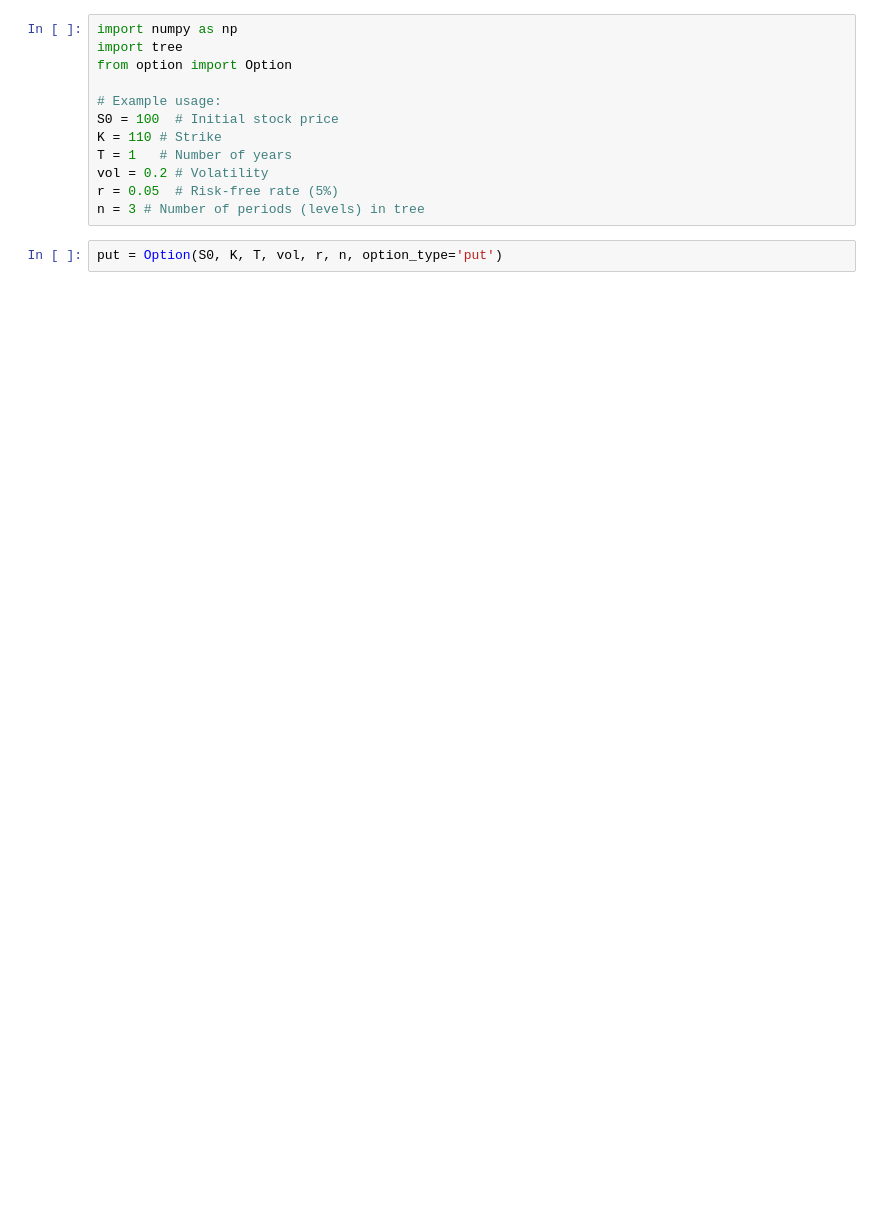
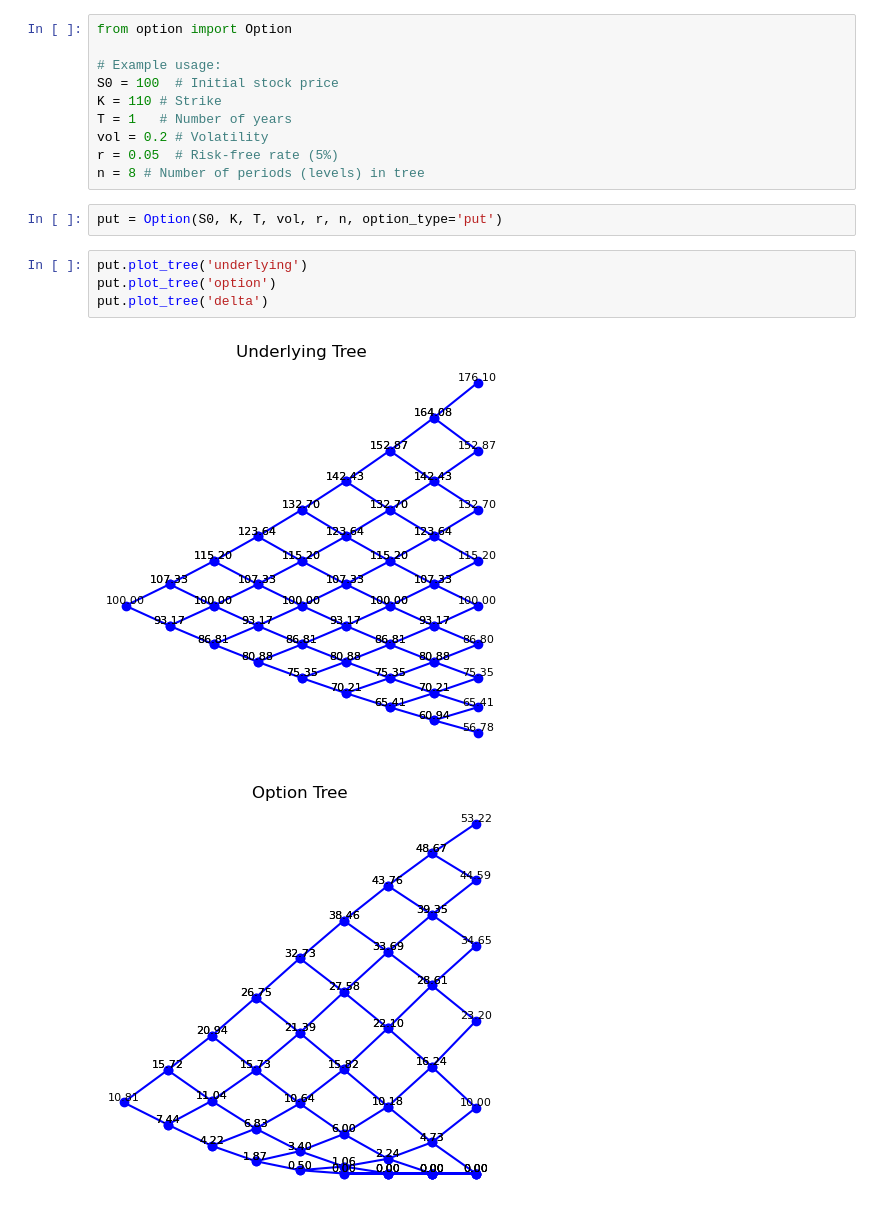
Before and after one commit to J-Atfield/binary-tree-options-pricing, a Jupyter notebook: Binomial Pricing Tree.ipynb, the cells around one changed output. Drawn from its saved outputs; the diff is of its cells as text; blank space fills up the shorter version.

```diff
--- a/Binomial Pricing Tree.ipynb
+++ b/Binomial Pricing Tree.ipynb
@@ -1,6 +1,4 @@
 # %%
-import numpy as np
-import tree
 from option import Option
 
 # Example usage:
@@ -9,6 +7,13 @@ K = 110 # Strike
 T = 1   # Number of years
 vol = 0.2 # Volatility
 r = 0.05  # Risk-free rate (5%)
-n = 3 # Number of periods (levels) in tree
+n = 8 # Number of periods (levels) in tree
 # %%
 put = Option(S0, K, T, vol, r, n, option_type='put')
+# %%
+put.plot_tree('underlying')
+put.plot_tree('option')
+put.plot_tree('delta')
+# %% [output]
+[figure, added]
+[figure, added]
```
Also changed, not shown: parts of 3 cells of this notebook, 1 other file.
